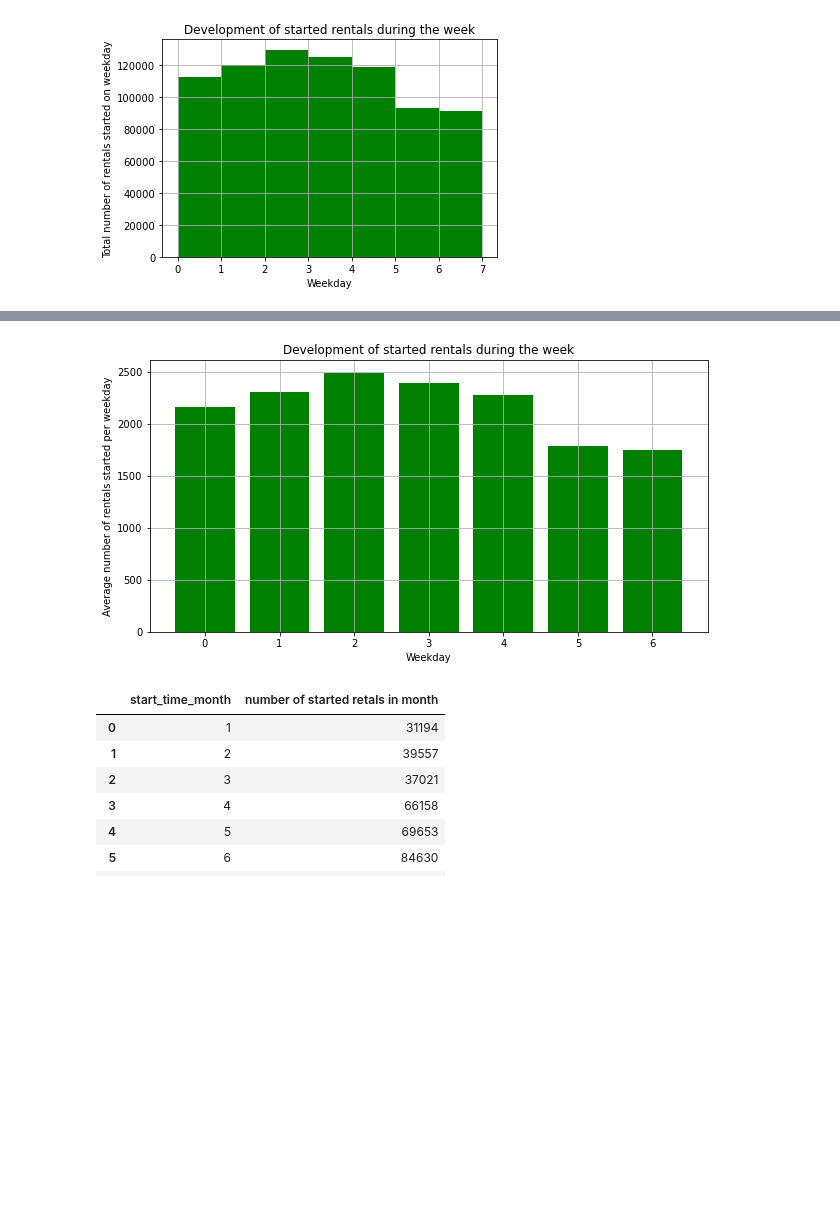
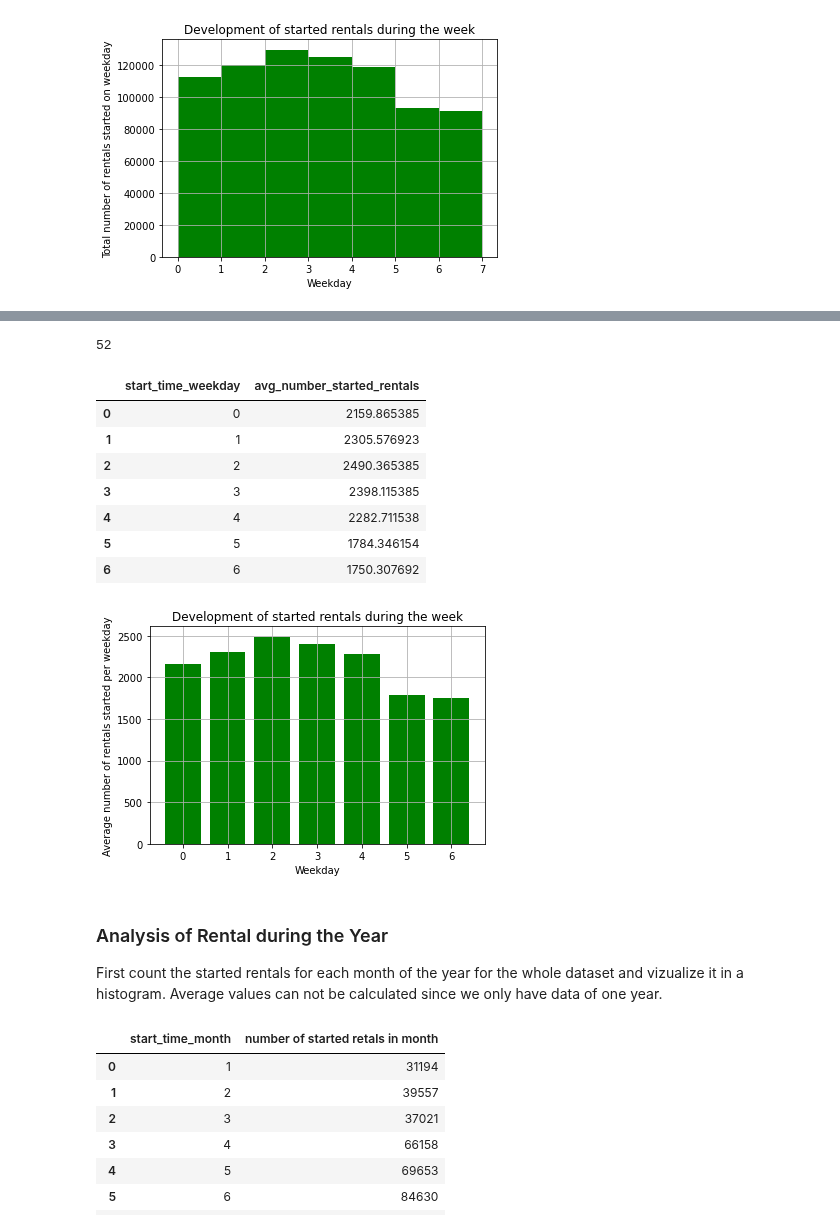
Before and after one commit to yassinehammou27/intentionally_blank, a Jupyter notebook: Results.ipynb, the cells around one changed output, grey strips where cells are left out. Drawn from its saved outputs; the diff is of its cells as text; code cells hidden in the pictures; blank space fills up the shorter version.

Commit message:
adding average values and descriptions

```diff
--- a/Results.ipynb
+++ b/Results.ipynb
@@ -11,4 +16,5 @@ for column in ["start_time", "end_time"]:
     df[column+"_time"] = df[column].dt.time
     df[column+"_hour"] = df[column].dt.hour
     df[column+"_month"] = df[column].dt.month
+    df[column+"_week"] = df[column].dt.isocalendar().week
     df[column+"_weekday"] = df[column].dt.weekday
@@ -52,20 +184,38 @@ plt.show()
+# %%
+number_weeks = len(df["start_time_week"].unique())
+number_weeks
+# %% [output]
+52
 # %%
-# Calculate the average number of rentals for each day ( 52 number of weeks per year)
-df_average_per_weekday = df.groupby(["start_time_weekday"])["start_time_weekday"].count().divide(52).reset_index(name="avg_number_started_rentals")
+df_average_per_weekday = df.groupby(["start_time_weekday"])["start_time_weekday"].count().divide(number_weeks).reset_index(name="avg_number_started_rentals")
+df_average_per_weekday
+# %% [output]
+|  | start_time_weekday | avg_number_started_rentals |
+| 0 | 0 | 2159.865385 |
+| 1 | 1 | 2305.576923 |
+| 2 | 2 | 2490.365385 |
+| 3 | 3 | 2398.115385 |
+| 4 | 4 | 2282.711538 |
+| 5 | 5 | 1784.346154 |
+| 6 | 6 | 1750.307692 |
 # %%
-fig = plt.figure(figsize = (10, 5))
 plt.bar(
         df_average_per_weekday["start_time_weekday"],
         df_average_per_weekday["avg_number_started_rentals"],
         color="green"
 )
 plt.xlabel("Weekday")
 plt.ylabel("Average number of rentals started per weekday")
 plt.title("Development of started rentals during the week")
 plt.grid(True)
 plt.show()
 # %% [output]
-[figure, old version]
+[figure, new version]
+# %% [markdown]
+### Analysis of Rental during the Year
+
+First count the started rentals for each month of the year for the whole dataset and vizualize it in a histogram.
+Average values can not be calculated since we only have data of one year.
 # %%
 df.groupby(["start_time_month"])["start_time_month"].count().reset_index(name="number of started retals in month")
 # %% [output]
```
Also changed, not shown: parts of 23 cells of this notebook.
